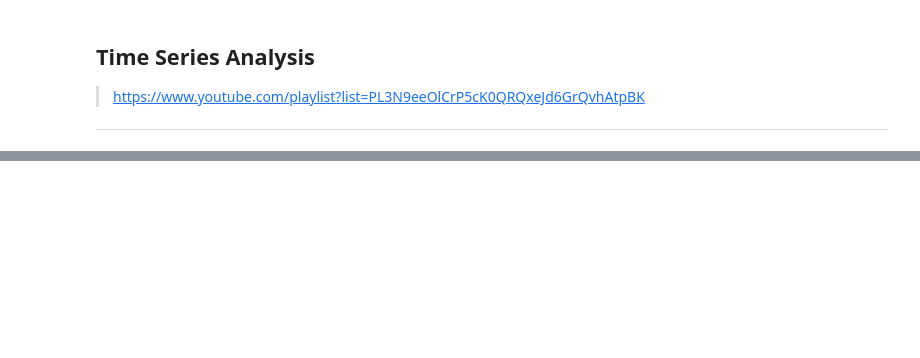
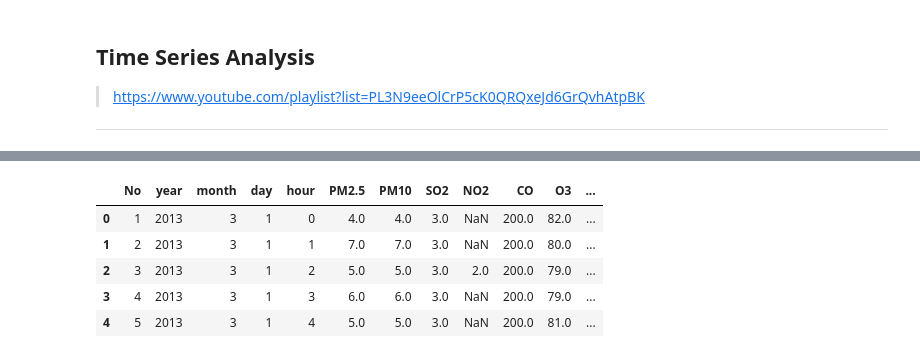
Before and after one commit to ShaunakSen/DS-ML-Concepts, a Jupyter notebook: Time Series Analysis/Tutorial series - AIEngineering/nb01.ipynb, the cells around one changed output, grey strips where cells are left out. Cells and saved outputs as stored; diff of their text form; code cells hidden in the pictures; blank space fills up the shorter version.

```diff
--- a/Time Series Analysis/Tutorial series - AIEngineering/nb01.ipynb
+++ b/Time Series Analysis/Tutorial series - AIEngineering/nb01.ipynb
@@ -85,0 +105,9 @@ any prev time periods
+# %%
+df.head()
+# %% [output]
+|  | No | year | month | day | hour | PM2.5 | PM10 | SO2 | NO2 | CO | O3 | ... |
+| 0 | 1 | 2013 | 3 | 1 | 0 | 4.0 | 4.0 | 3.0 | NaN | 200.0 | 82.0 | ... |
+| 1 | 2 | 2013 | 3 | 1 | 1 | 7.0 | 7.0 | 3.0 | NaN | 200.0 | 80.0 | ... |
+| 2 | 3 | 2013 | 3 | 1 | 2 | 5.0 | 5.0 | 3.0 | 2.0 | 200.0 | 79.0 | ... |
+| 3 | 4 | 2013 | 3 | 1 | 3 | 6.0 | 6.0 | 3.0 | NaN | 200.0 | 79.0 | ... |
+| 4 | 5 | 2013 | 3 | 1 | 4 | 5.0 | 5.0 | 3.0 | NaN | 200.0 | 81.0 | ... |
```
Also changed, not shown: parts of 14 cells of this notebook, 1 other file.
